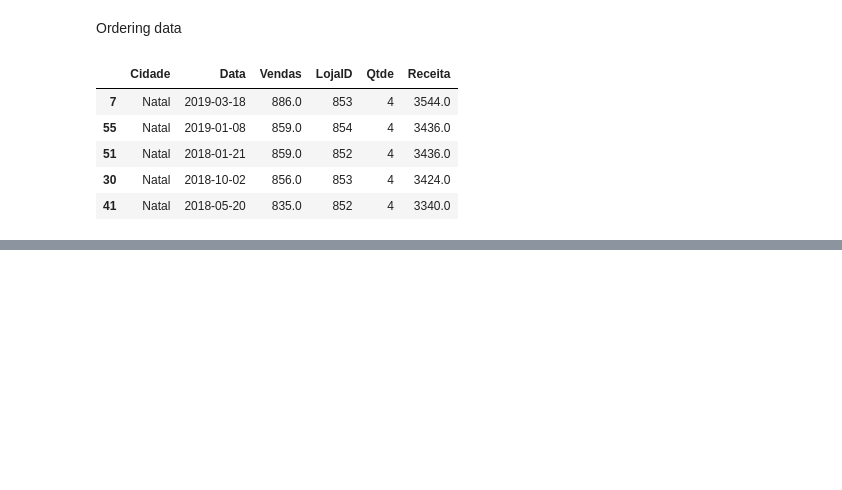
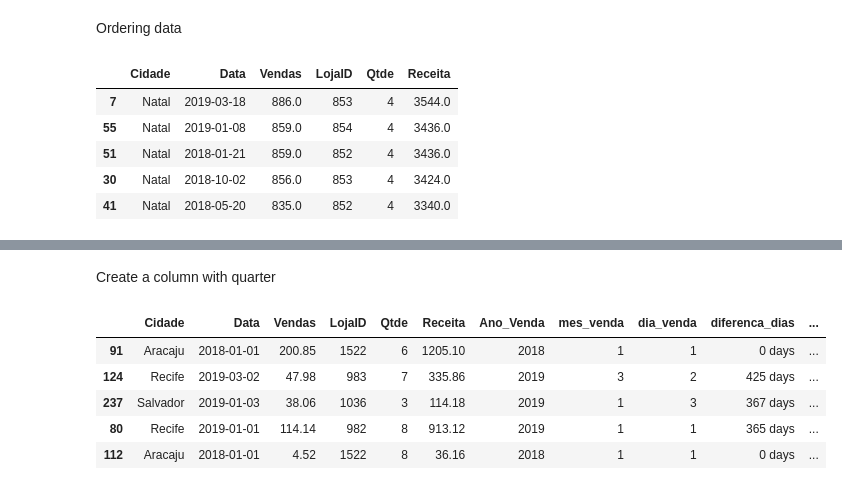
Before and after one commit to vitordallagnolo/data_analytics, a Jupyter notebook: data_analytics_01/Analisys-02.ipynb, the cells around one changed output, grey strips where cells are left out. Cells and saved outputs as stored; diff of their text form; code cells hidden in the pictures; blank space fills up the shorter version.

```diff
--- a/data_analytics_01/Analisys-02.ipynb
+++ b/data_analytics_01/Analisys-02.ipynb
@@ -154,0 +173,3 @@ df.sort_values("Receita", ascending=False).head()
+# %%
+df["Data"] = pd.to_datetime(df["Data"])
+df.dtypes
@@ -154,0 +238,2 @@ df.sort_values("Receita", ascending=False).head()
+# %% [markdown]
+Create a column with quarter
@@ -154,0 +242,9 @@ df.sort_values("Receita", ascending=False).head()
+# %%
+df.sample(5)
+# %% [output]
+|  | Cidade | Data | Vendas | LojaID | Qtde | Receita | Ano_Venda | mes_venda | dia_venda | diferenca_dias | ... |
+| 91 | Aracaju | 2018-01-01 | 200.85 | 1522 | 6 | 1205.10 | 2018 | 1 | 1 | 0 days | ... |
+| 124 | Recife | 2019-03-02 | 47.98 | 983 | 7 | 335.86 | 2019 | 3 | 2 | 425 days | ... |
+| 237 | Salvador | 2019-01-03 | 38.06 | 1036 | 3 | 114.18 | 2019 | 1 | 3 | 367 days | ... |
+| 80 | Recife | 2019-01-01 | 114.14 | 982 | 8 | 913.12 | 2019 | 1 | 1 | 365 days | ... |
+| 112 | Aracaju | 2018-01-01 | 4.52 | 1522 | 8 | 36.16 | 2018 | 1 | 1 | 0 days | ... |
```
Also changed, not shown: parts of 24 cells of this notebook.
